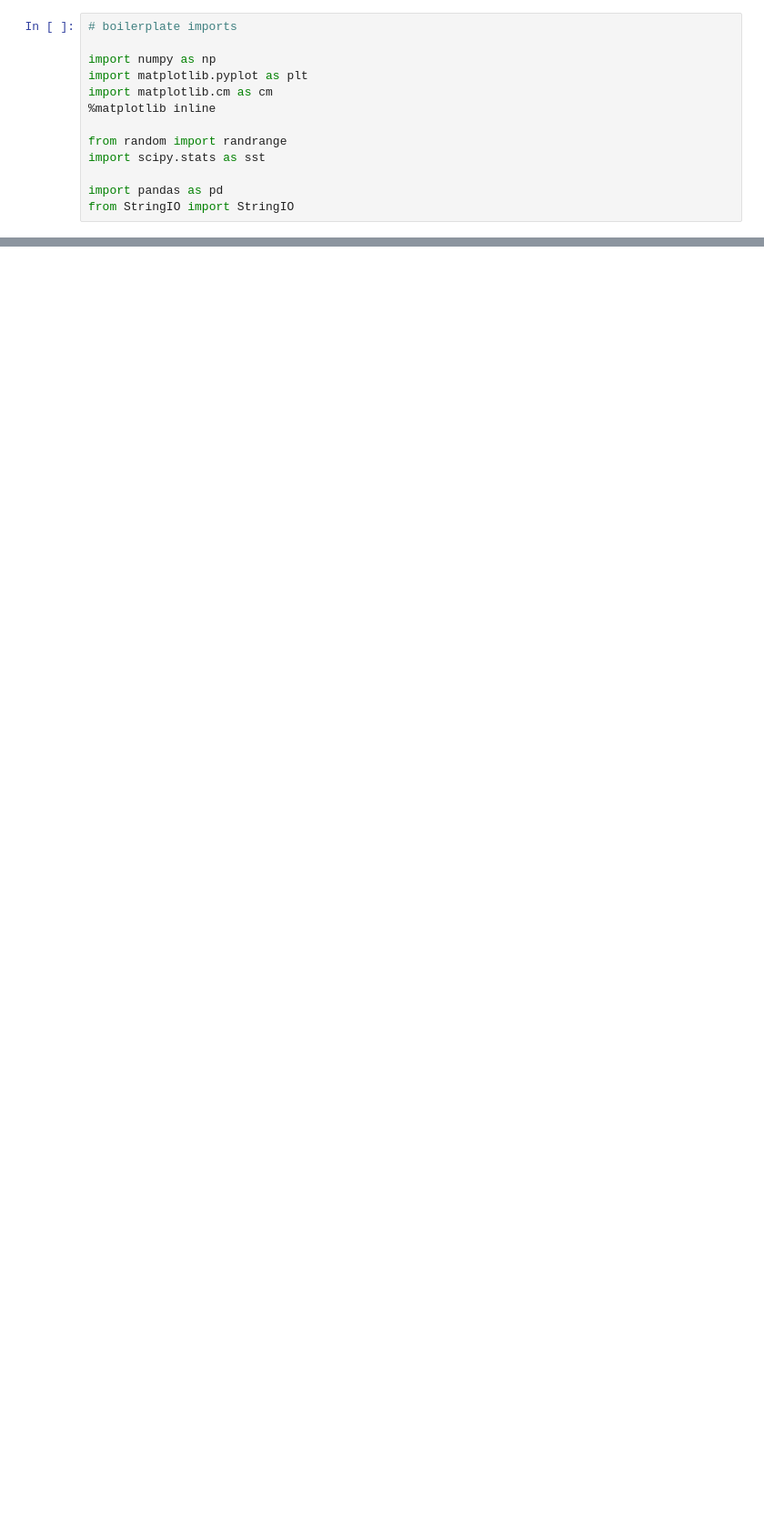
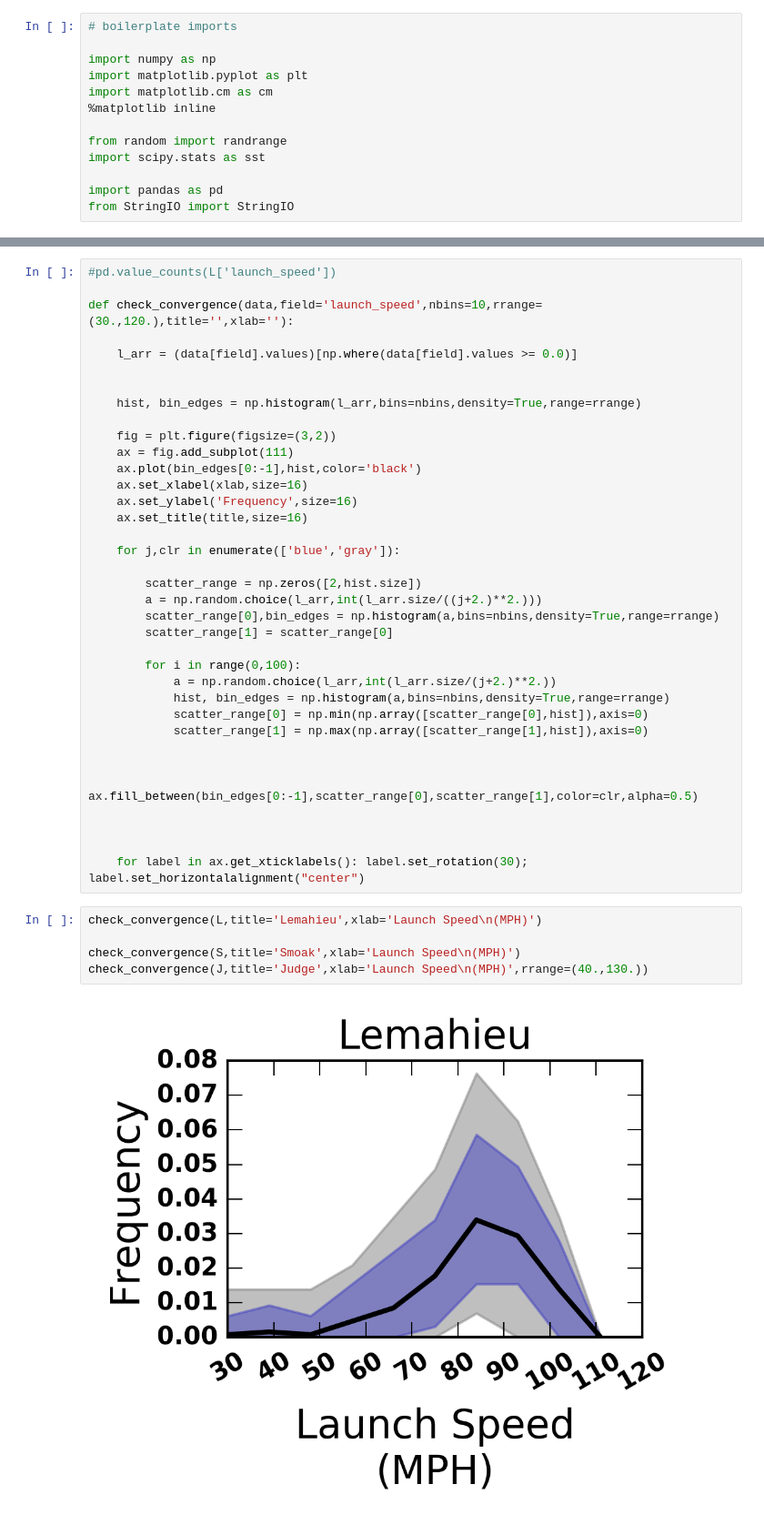
Before and after one commit to fantasy-toolz/2017-MLB-Analysis, a Jupyter notebook: stabilization_notebooks/Stat-Stabilization-II.ipynb, the cells around one changed output, grey strips where cells are left out. Shown at 91% size. Saved outputs shown, nothing was run; the diff lists cells and outputs as text; blank space fills up the shorter version.

```diff
--- a/stabilization_notebooks/Stat-Stabilization-II.ipynb
+++ b/stabilization_notebooks/Stat-Stabilization-II.ipynb
@@ -70,0 +66,43 @@ ImportError: No module named graph
+# %%
+#pd.value_counts(L['launch_speed'])
+
+def check_convergence(data,field='launch_speed',nbins=10,rrange=(30.,120.),title='',xlab=''):
+
+    l_arr = (data[field].values)[np.where(data[field].values >= 0.0)]
+
+
+    hist, bin_edges = np.histogram(l_arr,bins=nbins,density=True,range=rrange)
+
+    fig = plt.figure(figsize=(3,2))
+    ax = fig.add_subplot(111)
+    ax.plot(bin_edges[0:-1],hist,color='black')
+    ax.set_xlabel(xlab,size=16)
+    ax.set_ylabel('Frequency',size=16)
+    ax.set_title(title,size=16)
+
+    for j,clr in enumerate(['blue','gray']):
+
+        scatter_range = np.zeros([2,hist.size])
+        a = np.random.choice(l_arr,int(l_arr.size/((j+2.)**2.)))
+        scatter_range[0],bin_edges = np.histogram(a,bins=nbins,density=True,range=rrange)
+        scatter_range[1] = scatter_range[0]
+
+        for i in range(0,100):
+            a = np.random.choice(l_arr,int(l_arr.size/(j+2.)**2.))
+            hist, bin_edges = np.histogram(a,bins=nbins,density=True,range=rrange)
+            scatter_range[0] = np.min(np.array([scatter_range[0],hist]),axis=0)
+            scatter_range[1] = np.max(np.array([scatter_range[1],hist]),axis=0)
+
+
+        ax.fill_between(bin_edges[0:-1],scatter_range[0],scatter_range[1],color=clr,alpha=0.5)
+
+
+
+    for label in ax.get_xticklabels(): label.set_rotation(30); label.set_horizontalalignment("center")
+# %%
+check_convergence(L,title='Lemahieu',xlab='Launch Speed\n(MPH)')
+
+check_convergence(S,title='Smoak',xlab='Launch Speed\n(MPH)')
+check_convergence(J,title='Judge',xlab='Launch Speed\n(MPH)',rrange=(40.,130.))
+# %% [output]
+[figure, added]
```
Also changed, not shown: parts of 11 cells of this notebook, 3 other files.
